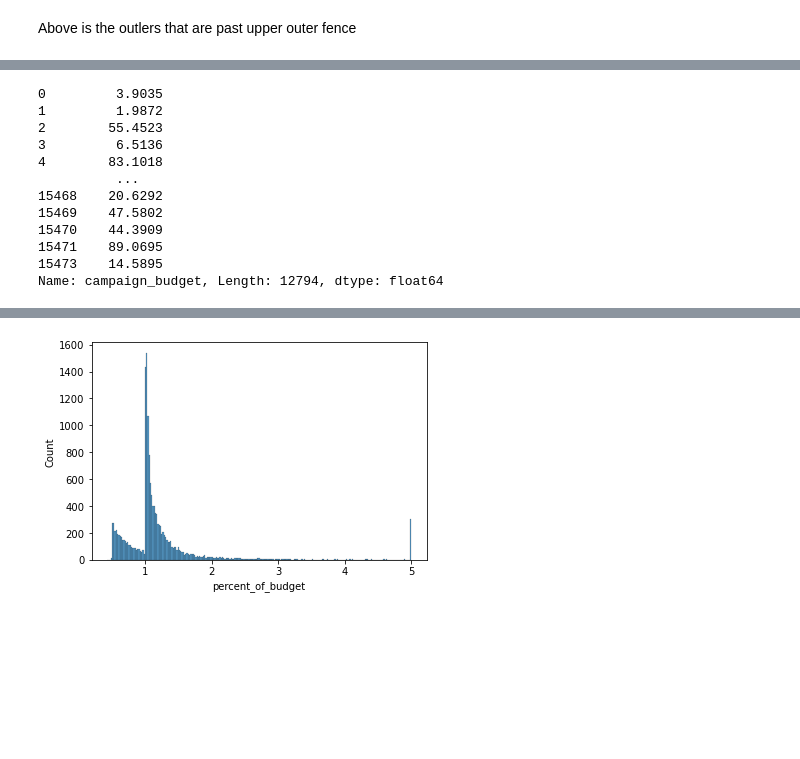
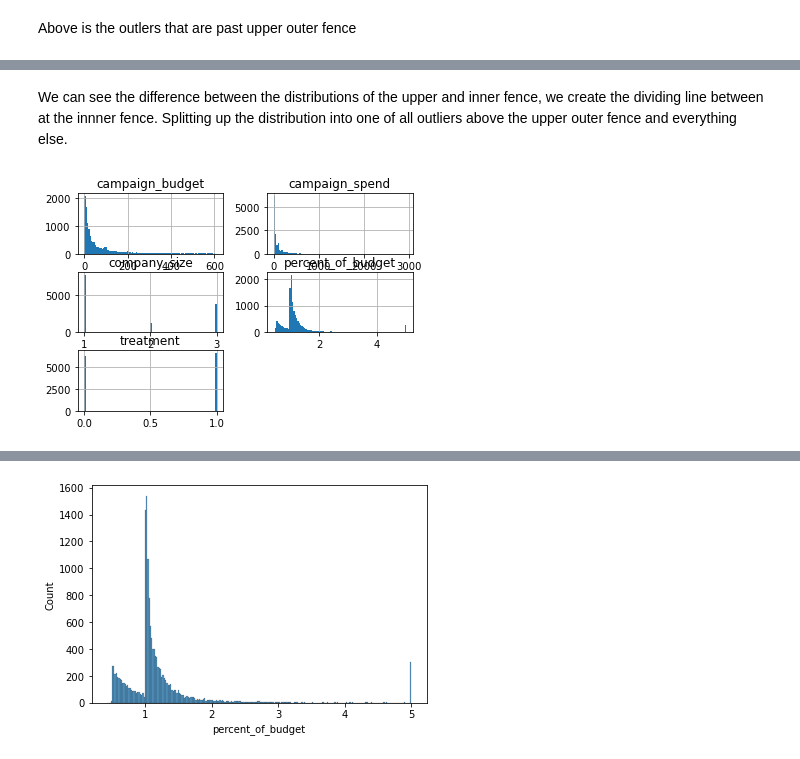
Before and after one commit to encodingintuition/A_B-testing, a Jupyter notebook: data/toy_data_creation.ipynb, the cells around one changed output, grey strips where cells are left out. Drawn from its saved outputs; the diff is of its cells as text; code cells hidden in the pictures; blank space fills up the shorter version.

```diff
--- a/data/toy_data_creation.ipynb
+++ b/data/toy_data_creation.ipynb
@@ -140,15 +148,0 @@ df[ (df['campaign_budget'] <= (Q3 + 1.5 * IQR) )]['campaign_budget'].hist(bins =
-# %%
-under_UpperInnerFence
-# %% [output]
-0         3.9035
-1         1.9872
-2        55.4523
-3         6.5136
-4        83.1018
-          ...
-15468    20.6292
-15469    47.5802
-15470    44.3909
-15471    89.0695
-15473    14.5895
-Name: campaign_budget, Length: 12794, dtype: float64
@@ -156,0 +149,2 @@ df[ (df['campaign_budget'] <= (Q3 + 1.5 * IQR) )]
+# %% [markdown]
+We can see the difference between the distributions of the upper and inner fence, we create the dividing line between at the innner fence.  Splitting up the distribution into one of all outliers above the upper outer fence and everything else.
@@ -156,0 +157,6 @@ df[ (df['campaign_budget'] <= (Q3 + 1.5 * IQR) )]
+# %%
+# graph of all points below upper inner fence
+
+under_UpperInnerFence.hist(bins = 100);
+# %% [output]
+[figure, added]
```
Also changed, not shown: parts of 48 cells of this notebook.
